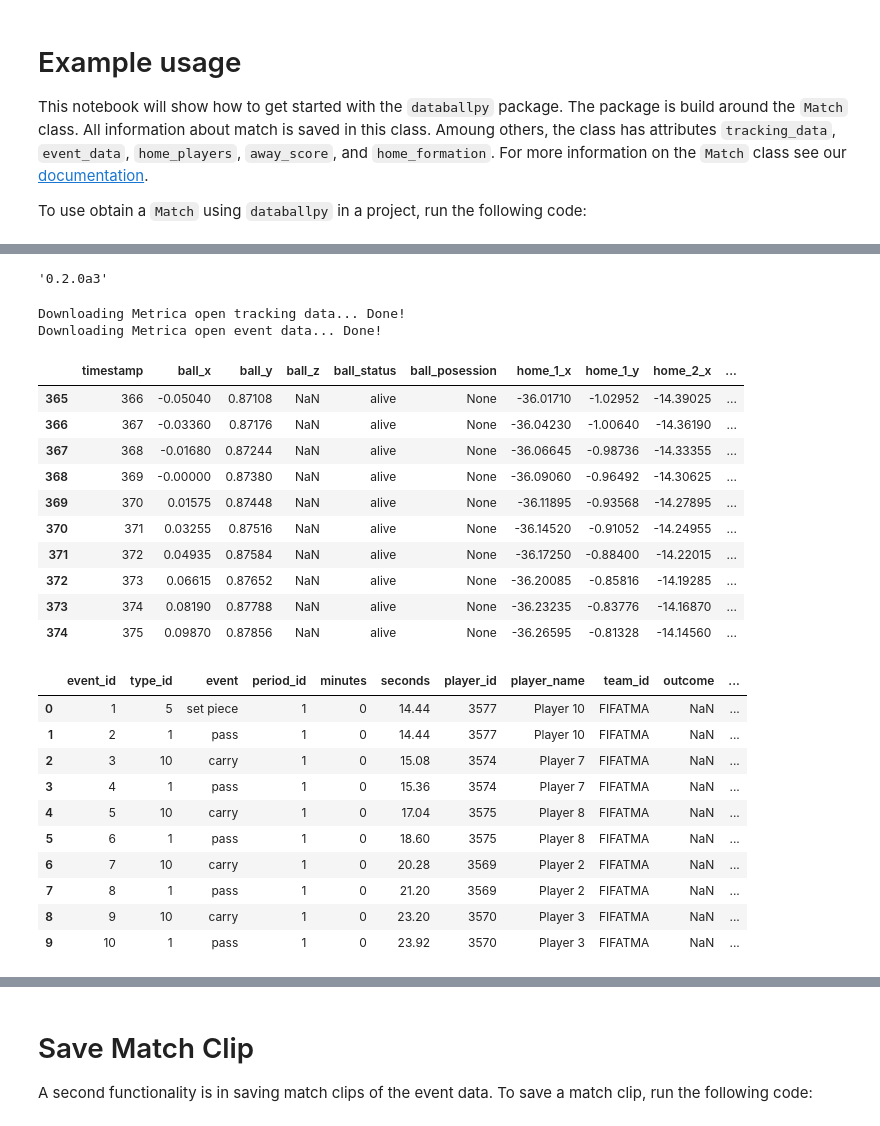
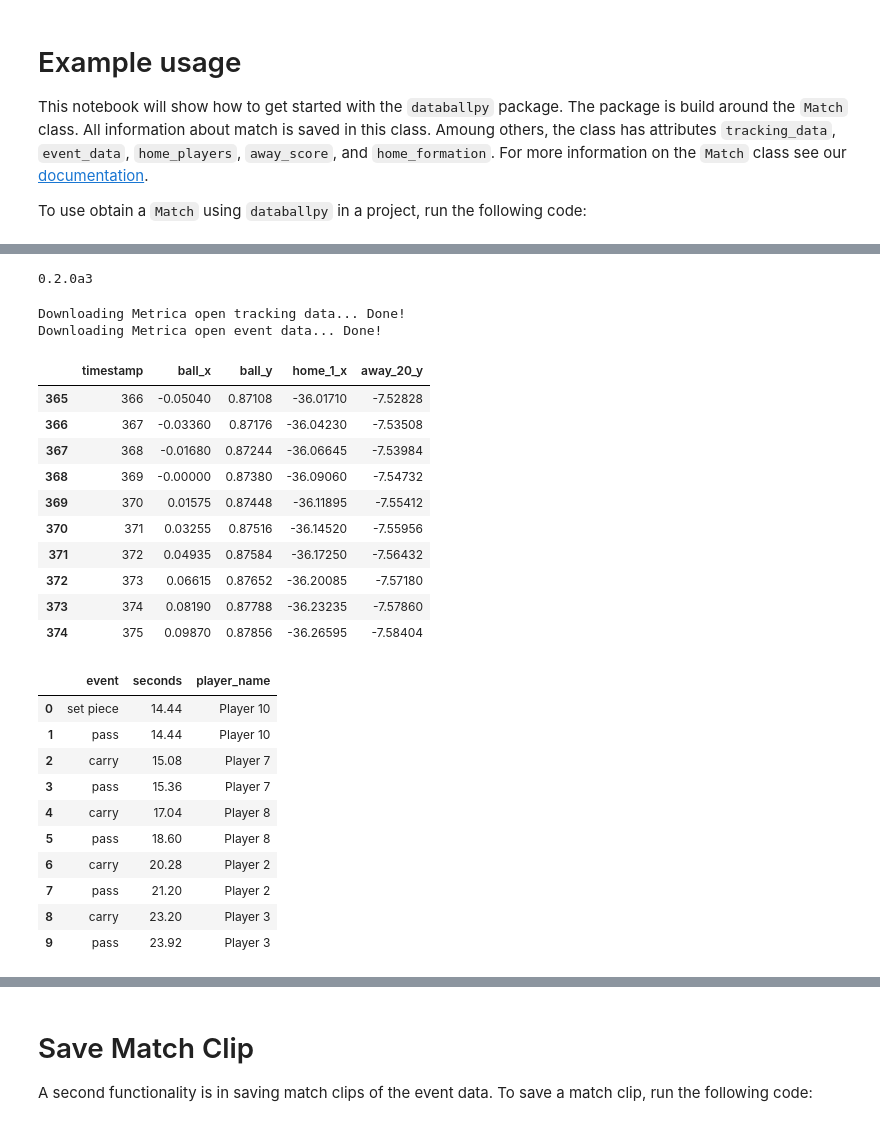
Before and after one commit to Alek050/databallpy, a Jupyter notebook: docs/example.ipynb, the cells around one changed output, grey strips where cells are left out. Drawn from its saved outputs; the diff is of its cells as text; code cells hidden in the pictures.

```diff
--- a/docs/example.ipynb
+++ b/docs/example.ipynb
@@ -29,8 +11,8 @@ Successfully installed databallpy-0.2.2a1
 # %%
 import databallpy
-databallpy.__version__
+print(databallpy.__version__)
 # %% [output]
-'0.2.0a3'
+0.2.0a3
 # %%
 # obtain a match object
 from databallpy.match import get_match, get_open_match
@@ -51,30 +33,30 @@ match = get_open_match(verbose=False)
 Downloading Metrica open tracking data... Done!
 Downloading Metrica open event data... Done!
 # %%
-match.tracking_data.iloc[365:375, :10]
+match.tracking_data.iloc[365:375][["timestamp", "ball_x", "ball_y", "home_1_x", "away_20_y"]]
 # %% [output]
-|  | timestamp | ball_x | ball_y | ball_z | ball_status | ball_posession | home_1_x | home_1_y | home_2_x | ... |
-| 365 | 366 | -0.05040 | 0.87108 | NaN | alive | None | -36.01710 | -1.02952 | -14.39025 | ... |
-| 366 | 367 | -0.03360 | 0.87176 | NaN | alive | None | -36.04230 | -1.00640 | -14.36190 | ... |
-| 367 | 368 | -0.01680 | 0.87244 | NaN | alive | None | -36.06645 | -0.98736 | -14.33355 | ... |
-| 368 | 369 | -0.00000 | 0.87380 | NaN | alive | None | -36.09060 | -0.96492 | -14.30625 | ... |
-| 369 | 370 | 0.01575 | 0.87448 | NaN | alive | None | -36.11895 | -0.93568 | -14.27895 | ... |
-| 370 | 371 | 0.03255 | 0.87516 | NaN | alive | None | -36.14520 | -0.91052 | -14.24955 | ... |
-| 371 | 372 | 0.04935 | 0.87584 | NaN | alive | None | -36.17250 | -0.88400 | -14.22015 | ... |
-| 372 | 373 | 0.06615 | 0.87652 | NaN | alive | None | -36.20085 | -0.85816 | -14.19285 | ... |
-| 373 | 374 | 0.08190 | 0.87788 | NaN | alive | None | -36.23235 | -0.83776 | -14.16870 | ... |
-| 374 | 375 | 0.09870 | 0.87856 | NaN | alive | None | -36.26595 | -0.81328 | -14.14560 | ... |
+|  | timestamp | ball_x | ball_y | home_1_x | away_20_y |
+| 365 | 366 | -0.05040 | 0.87108 | -36.01710 | -7.52828 |
+| 366 | 367 | -0.03360 | 0.87176 | -36.04230 | -7.53508 |
+| 367 | 368 | -0.01680 | 0.87244 | -36.06645 | -7.53984 |
+| 368 | 369 | -0.00000 | 0.87380 | -36.09060 | -7.54732 |
+| 369 | 370 | 0.01575 | 0.87448 | -36.11895 | -7.55412 |
+| 370 | 371 | 0.03255 | 0.87516 | -36.14520 | -7.55956 |
+| 371 | 372 | 0.04935 | 0.87584 | -36.17250 | -7.56432 |
+| 372 | 373 | 0.06615 | 0.87652 | -36.20085 | -7.57180 |
+| 373 | 374 | 0.08190 | 0.87788 | -36.23235 | -7.57860 |
+| 374 | 375 | 0.09870 | 0.87856 | -36.26595 | -7.58404 |
 # %%
-match.event_data.head(10)
+match.event_data.iloc[:10][["event", "seconds", "player_name"]]
 # %% [output]
-|  | event_id | type_id | event | period_id | minutes | seconds | player_id | player_name | team_id | outcome | ... |
-| 0 | 1 | 5 | set piece | 1 | 0 | 14.44 | 3577 | Player 10 | FIFATMA | NaN | ... |
-| 1 | 2 | 1 | pass | 1 | 0 | 14.44 | 3577 | Player 10 | FIFATMA | NaN | ... |
-| 2 | 3 | 10 | carry | 1 | 0 | 15.08 | 3574 | Player 7 | FIFATMA | NaN | ... |
-| 3 | 4 | 1 | pass | 1 | 0 | 15.36 | 3574 | Player 7 | FIFATMA | NaN | ... |
-| 4 | 5 | 10 | carry | 1 | 0 | 17.04 | 3575 | Player 8 | FIFATMA | NaN | ... |
-| 5 | 6 | 1 | pass | 1 | 0 | 18.60 | 3575 | Player 8 | FIFATMA | NaN | ... |
-| 6 | 7 | 10 | carry | 1 | 0 | 20.28 | 3569 | Player 2 | FIFATMA | NaN | ... |
-| 7 | 8 | 1 | pass | 1 | 0 | 21.20 | 3569 | Player 2 | FIFATMA | NaN | ... |
-| 8 | 9 | 10 | carry | 1 | 0 | 23.20 | 3570 | Player 3 | FIFATMA | NaN | ... |
-| 9 | 10 | 1 | pass | 1 | 0 | 23.92 | 3570 | Player 3 | FIFATMA | NaN | ... |
+|  | event | seconds | player_name |
+| 0 | set piece | 14.44 | Player 10 |
+| 1 | pass | 14.44 | Player 10 |
+| 2 | carry | 15.08 | Player 7 |
+| 3 | pass | 15.36 | Player 7 |
+| 4 | carry | 17.04 | Player 8 |
+| 5 | pass | 18.60 | Player 8 |
+| 6 | carry | 20.28 | Player 2 |
+| 7 | pass | 21.20 | Player 2 |
+| 8 | carry | 23.20 | Player 3 |
+| 9 | pass | 23.92 | Player 3 |
```
Also changed, not shown: parts of 3 cells of this notebook.
